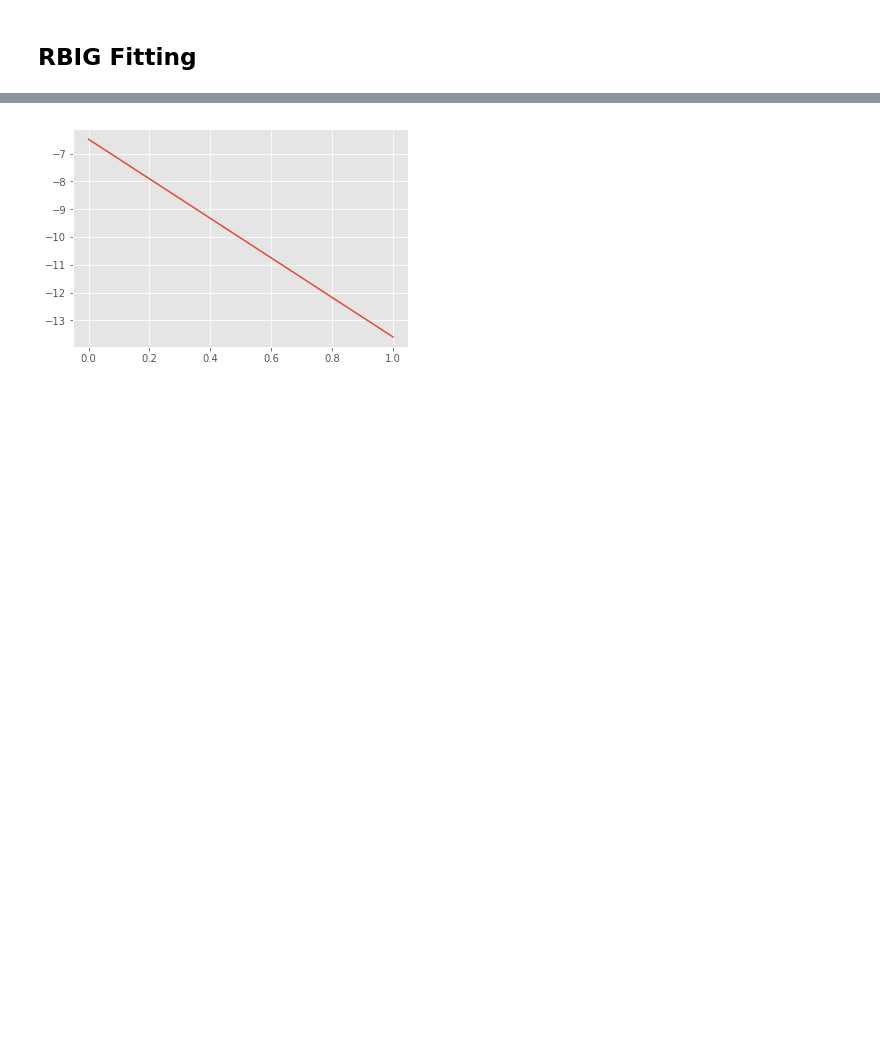
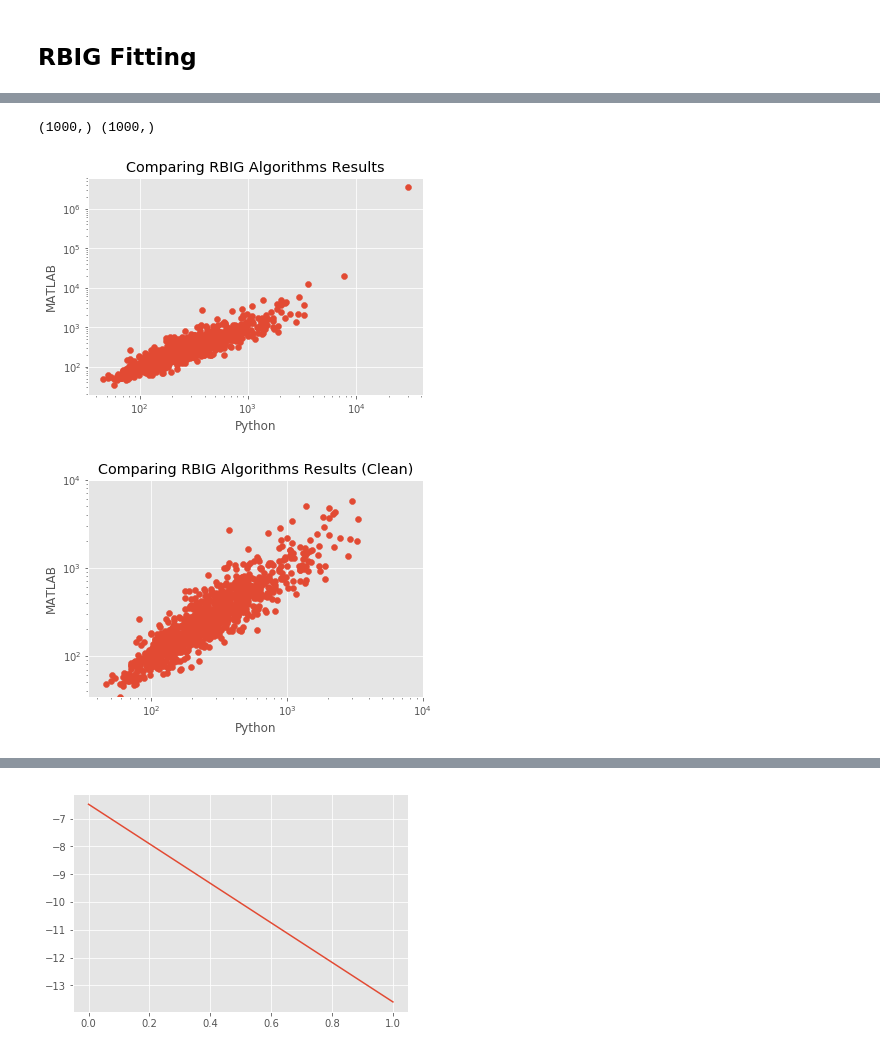
Before and after one commit to IPL-UV/rbig, a Jupyter notebook: notebooks/test.ipynb, the cells around one changed output, grey strips where cells are left out. Saved outputs shown, nothing was run; the diff lists cells and outputs as text; code cells hidden in the pictures; blank space fills up the shorter version.

```diff
--- a/notebooks/test.ipynb
+++ b/notebooks/test.ipynb
@@ -80,0 +102,55 @@ rbig_model.fit(data);
+# %%
+# load data
+matlab_results = io.loadmat('/Users/eman/Documents/MATLAB/rbig_2018/test_results_matlab.mat')['dd'].squeeze()
+py_results = dd
+# %%
+
+
+
+
+x_min = np.minimum(matlab_results.min(), py_results.min())
+x_max = np.maximum(matlab_results.max(), py_results.max())
+
+print(py_results.shape, matlab_results.shape)
+
+fig, ax = plt.subplots()
+
+ax.scatter(py_results, matlab_results)
+
+ax.set_yscale('log')
+ax.set_xscale('log')
+ax.set_title('Comparing RBIG Algorithms Results')
+ax.set_xlabel('Python')
+ax.set_ylabel('MATLAB')
+
+plt.show()
+
+fig_loc = '/Users/eman/Desktop/'
+save_name = 'test_mat_v_py.png'
+fig.savefig(fig_loc + save_name)
+
+
+
+
+
+fig, ax = plt.subplots()
+
+ax.scatter(py_results, matlab_results)
+
+ax.set_yscale('log')
+ax.set_xscale('log')
+ax.set_xlim([x_min, 10**4])
+ax.set_ylim([x_min, 10**4])
+ax.set_title('Comparing RBIG Algorithms Results (Clean)')
+ax.set_xlabel('Python')
+ax.set_ylabel('MATLAB')
+
+plt.show()
+
+fig_loc = '/Users/eman/Desktop/'
+save_name = 'test_mat_v_py_clean.png'
+fig.savefig(fig_loc + save_name)
+# %% [output]
+(1000,) (1000,)
+[figure, added]
+[figure, added]
```
Also changed, not shown: parts of 11 cells of this notebook, 2 other files.
